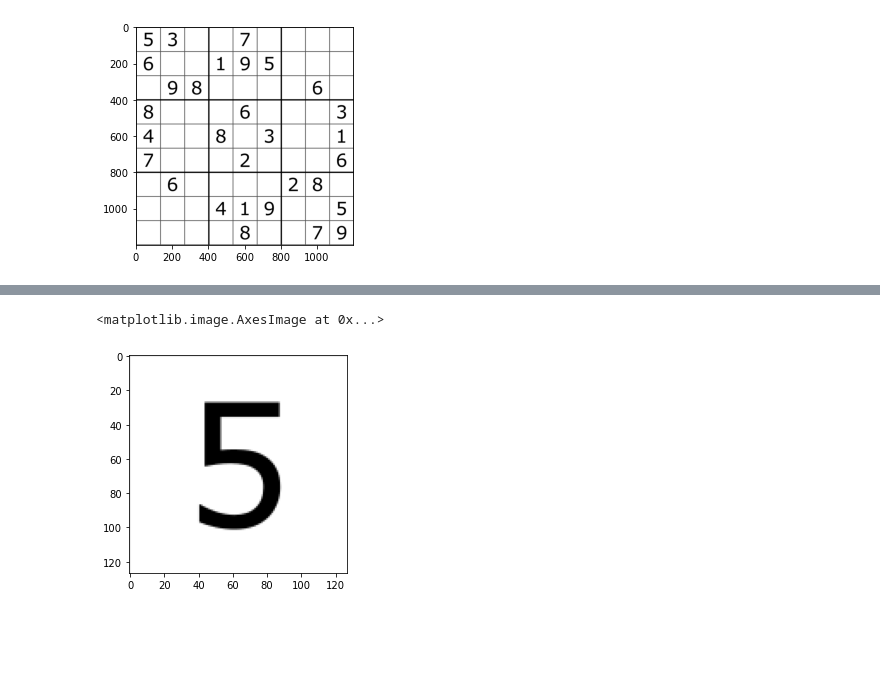
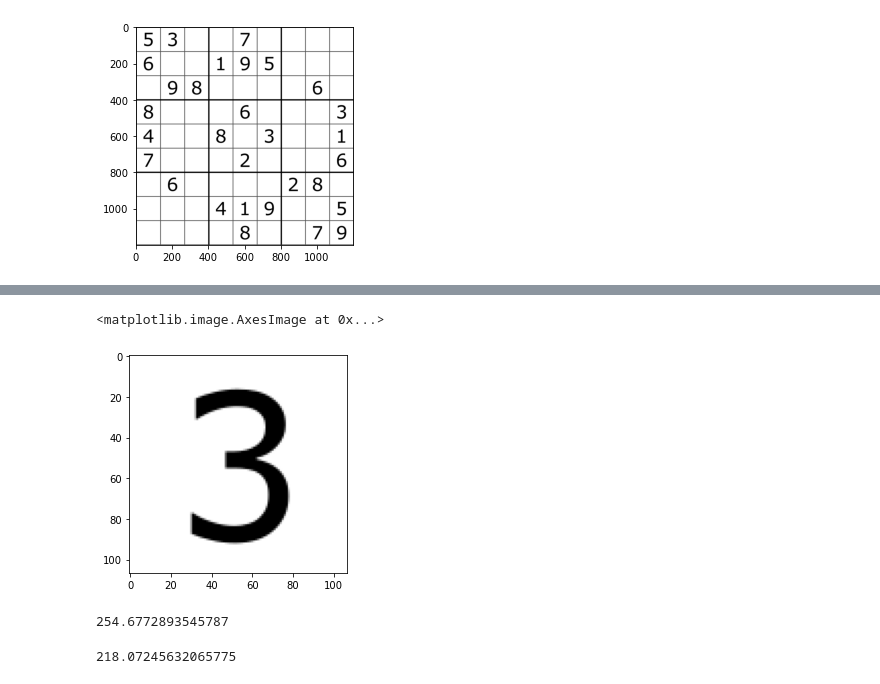
Before and after one commit to antoniogarciagiron/Sudoku-solver, a Jupyter notebook: Untitled.ipynb, the cells around one changed output, grey strips where cells are left out. Cells and saved outputs as stored; diff of their text form; code cells hidden in the pictures; blank space fills up the shorter version.

```diff
--- a/Untitled.ipynb
+++ b/Untitled.ipynb
@@ -35,8 +35,10 @@ def sudoku_split_81(figure):
             cropped = figure[h_i:h_f, w_i:w_f]
             #Reduce the frame of each square:
             h_num = cropped.shape[0]
+            h_var = (h_num*10) // 100
             w_num = cropped.shape[1]
-            reduced = cropped[3:(h-3), 3:(w-3)]
+            w_var = (w_num*10) // 100
+            reduced = cropped[h_var:(h-h_var), w_var:(w-w_var)]
             subpics.append(reduced)
             w_i += w
         h_i += h
@@ -46,7 +48,7 @@ def sudoku_split_81(figure):
 # %%
 lista = sudoku_split_81(recortado)
 # %%
-plt.imshow(lista[0])
+plt.imshow(lista[1])
 # %% [output]
 <matplotlib.image.AxesImage at 0x...>
-[figure, old version]
+[figure, new version]
@@ -52,0 +62,11 @@ plt.imshow(lista[0])
+# %%
+scale = isthereanumberornot(lista[2])
+scale
+# %% [output]
+254.6772893545787
+# %%
+image = cv2.imread('8big2.png')
+scale = isthereanumberornot(image)
+scale
+# %% [output]
+218.07245632065775
```
Also changed, not shown: parts of 6 cells of this notebook, 1 other file.
